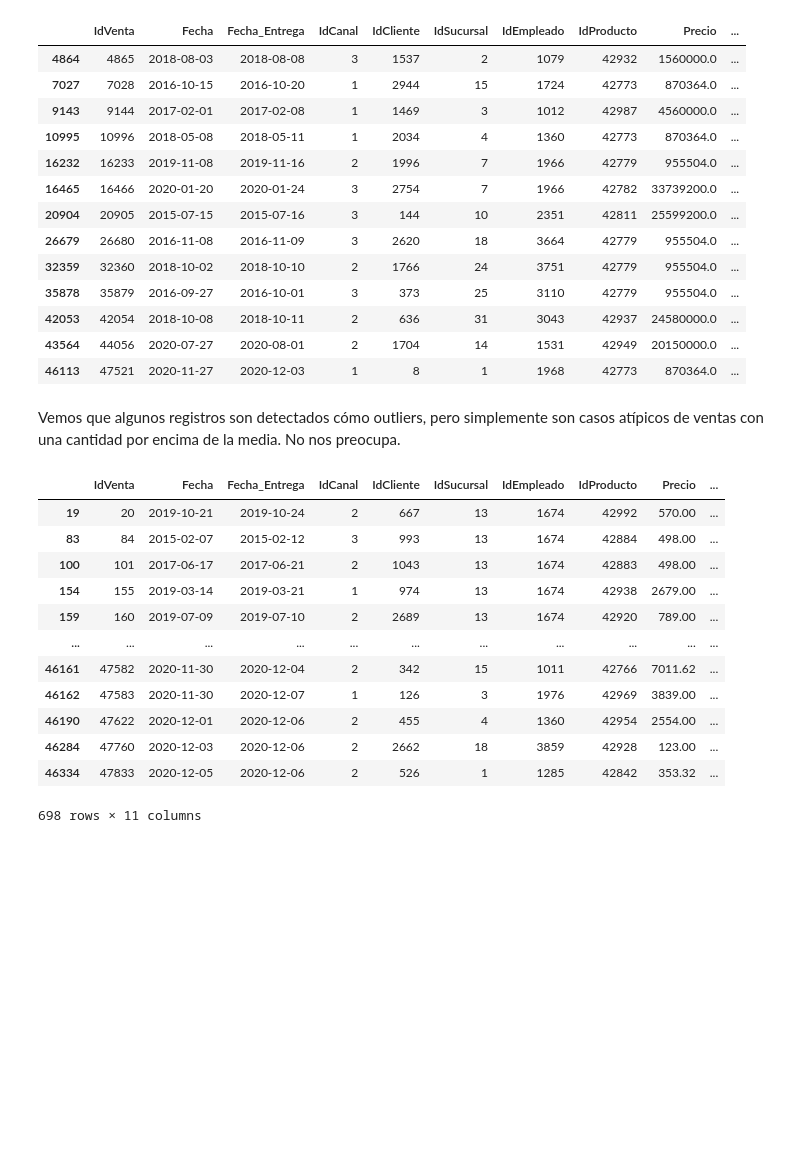
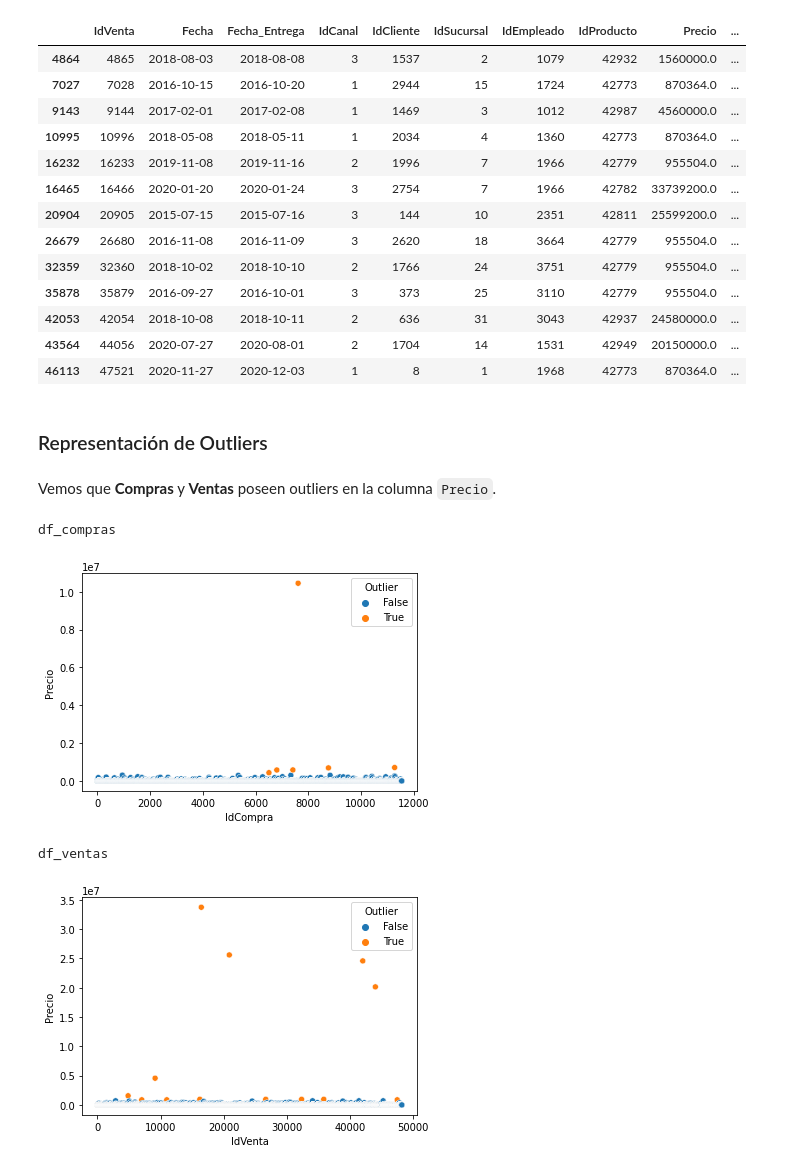
Before and after one commit to laucha-cf/Proyecto-Individual-Numero1, a Jupyter notebook: Modules/reporte.ipynb, the cells around one changed output. Drawn from its saved outputs; the diff is of its cells as text; code cells hidden in the pictures; blank space fills up the shorter version.

Commit message:
Representamos gráficamente los datasets con Outliers

```diff
--- a/Modules/reporte.ipynb
+++ b/Modules/reporte.ipynb
@@ -140,18 +142,2 @@ maximo = int(promedio + 3 * std_dev)
-# %% [markdown]
-Vemos que algunos registros son detectados cómo outliers, pero simplemente son casos atípicos de ventas con una cantidad por encima de la media. No nos preocupa.
 # %%
-df_ventas[(df_ventas['Cantidad']<minimo) | (df_ventas['Cantidad']>maximo)]
+mascara_outlier = ((df_ventas['Precio']<minimo) | (df_ventas['Precio']>maximo))
-# %% [output]
-|  | IdVenta | Fecha | Fecha_Entrega | IdCanal | IdCliente | IdSucursal | IdEmpleado | IdProducto | Precio | ... |
-| 19 | 20 | 2019-10-21 | 2019-10-24 | 2 | 667 | 13 | 1674 | 42992 | 570.00 | ... |
-| 83 | 84 | 2015-02-07 | 2015-02-12 | 3 | 993 | 13 | 1674 | 42884 | 498.00 | ... |
-| 100 | 101 | 2017-06-17 | 2017-06-21 | 2 | 1043 | 13 | 1674 | 42883 | 498.00 | ... |
-| 154 | 155 | 2019-03-14 | 2019-03-21 | 1 | 974 | 13 | 1674 | 42938 | 2679.00 | ... |
-| 159 | 160 | 2019-07-09 | 2019-07-10 | 2 | 2689 | 13 | 1674 | 42920 | 789.00 | ... |
-| ... | ... | ... | ... | ... | ... | ... | ... | ... | ... | ... |
-| 46161 | 47582 | 2020-11-30 | 2020-12-04 | 2 | 342 | 15 | 1011 | 42766 | 7011.62 | ... |
-| 46162 | 47583 | 2020-11-30 | 2020-12-07 | 1 | 126 | 3 | 1976 | 42969 | 3839.00 | ... |
-| 46190 | 47622 | 2020-12-01 | 2020-12-06 | 2 | 455 | 4 | 1360 | 42954 | 2554.00 | ... |
-| 46284 | 47760 | 2020-12-03 | 2020-12-06 | 2 | 2662 | 18 | 3859 | 42928 | 123.00 | ... |
-| 46334 | 47833 | 2020-12-05 | 2020-12-06 | 2 | 526 | 1 | 1285 | 42842 | 353.32 | ... |
-698 rows × 11 columns
@@ -157,0 +146,17 @@ df_ventas[(df_ventas['Cantidad']<minimo) | (df_ventas['Cantidad']>maximo)]
+# %% [markdown]
+### Representación de Outliers
+# %% [markdown]
+Vemos que **Compras** y **Ventas** poseen outliers en la columna `Precio`.
+# %%
+for i, df in enumerate(datasets):
+    columns = list(df.columns)
+    if 'Outlier' in columns:
+        if df.Outlier.any():
+            print(names[i])
+            sns.scatterplot(x=df[columns[0]], y='Precio',hue='Outlier', data=df)
+            plt.show()
+# %% [output]
+df_compras
+[figure, added]
+df_ventas
+[figure, added]
```
Also changed, not shown: parts of 6 cells of this notebook.
